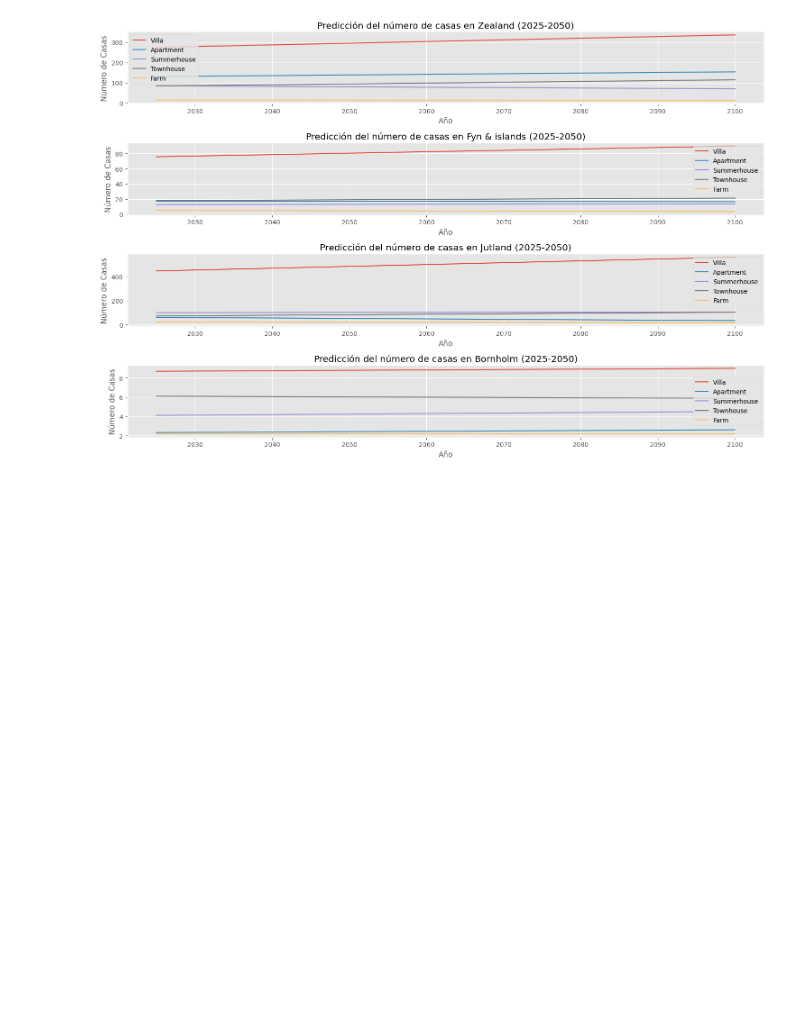
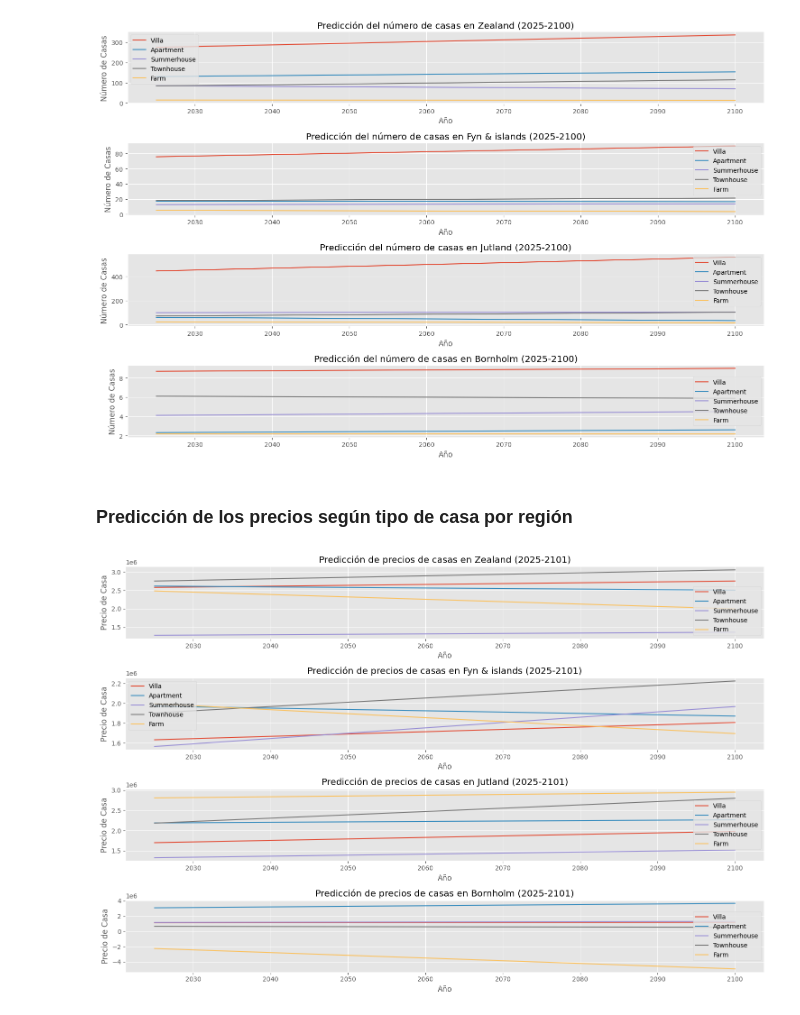
Before and after one commit to davidcabrero/ML_MercadoInmobiliario, a Jupyter notebook: EDAyPredicciones.ipynb, the cells around one changed output. Saved outputs shown, nothing was run; the diff lists cells and outputs as text; code cells hidden in the pictures; blank space fills up the shorter version.

Commit message:
Añadido predicciones de los metros cuadrados y precios de metros cuadrados según tipo y región

```diff
--- a/EDAyPredicciones.ipynb
+++ b/EDAyPredicciones.ipynb
@@ -206,7 +206,7 @@ for region in regiones:
     model = LinearRegression()
     model.fit(X, y)
 
-    # Predecir los precios de 2025 a 2050
+    # Predecir los precios de 2025 a 2100
     future_years = pd.DataFrame(np.arange(2025, 2101), columns=['year_build'])
     future_prices = model.predict(future_years)
 
@@ -219,7 +219,7 @@ for i, region in enumerate(regiones):
     plt.subplot(len(regiones), 1, i + 1)
     years, prices = predicciones[region]
     plt.plot(years, prices, label='Predicción')
-    plt.title(f'Predicción de precios de casas en {region} (2025-2050)')
+    plt.title(f'Predicción de precios de casas en {region} (2025-2100)')
     plt.xlabel('Año')
     plt.ylabel('Precio de Casa')
     plt.legend()
@@ -249,7 +249,7 @@ for region in regiones:
         model = LinearRegression()
         model.fit(X, y)
 
-        # Predecir el número de casas de 2025 a 2050
+        # Predecir el número de casas de 2025 a 2100
         future_years = pd.DataFrame(np.arange(2025, 2101), columns=['year_build'])
         future_casas = model.predict(future_years)
 
@@ -263,7 +263,7 @@ for i, region in enumerate(regiones):
     for tipo in tipos_de_casa:
         years, casas = predicciones[region][tipo]
         plt.plot(years, casas, label=tipo)
-    plt.title(f'Predicción del número de casas en {region} (2025-2050)')
+    plt.title(f'Predicción del número de casas en {region} (2025-2100)')
     plt.xlabel('Año')
     plt.ylabel('Número de Casas')
     plt.legend()
@@ -272,3 +272,44 @@ plt.tight_layout()
 plt.show()
 # %% [output]
 [figure]
+# %% [markdown]
+### Predicción de los precios según tipo de casa por región
+# %%
+# Crear un modelo de regresión lineal para cada tipo de casa en cada región
+regiones = df_houses['region'].unique()
+tipos_de_casa = df_houses['house_type'].unique()
+predicciones = {}
+
+for region in regiones:
+    predicciones[region] = {}
+    for tipo in tipos_de_casa:
+        region_tipo_data = df_houses[(df_houses['region'] == region) & (df_houses['house_type'] == tipo)]
+        X = region_tipo_data[['year_build']]
+        y = region_tipo_data['purchase_price']
+
+        model = LinearRegression()
+        model.fit(X, y)
+
+        # Predecir los precios de 2025 a 2100
+        future_years = pd.DataFrame(np.arange(2025, 2101), columns=['year_build'])
+        future_precios = model.predict(future_years)
+
+        predicciones[region][tipo] = (future_years['year_build'].values, future_precios)
+
+# Graficar las predicciones
+plt.figure(figsize=(15, 10))
+
+for i, region in enumerate(regiones):
+    plt.subplot(len(regiones), 1, i + 1)
+    for tipo in tipos_de_casa:
+        years, precios = predicciones[region][tipo]
+        plt.plot(years, precios, label=tipo)
+    plt.title(f'Predicción de precios de casas en {region} (2025-2101)')
+    plt.xlabel('Año')
+    plt.ylabel('Precio de Casa')
+    plt.legend()
+
+plt.tight_layout()
+plt.show()
+# %% [output]
+[figure, added]
```
Also changed, not shown: parts of 4 cells of this notebook.
